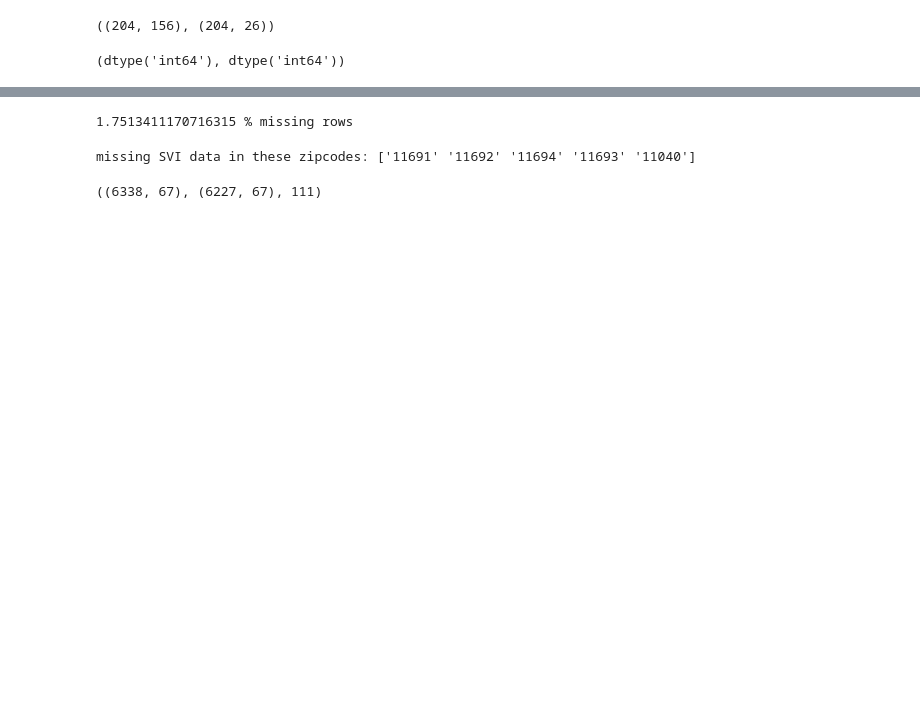
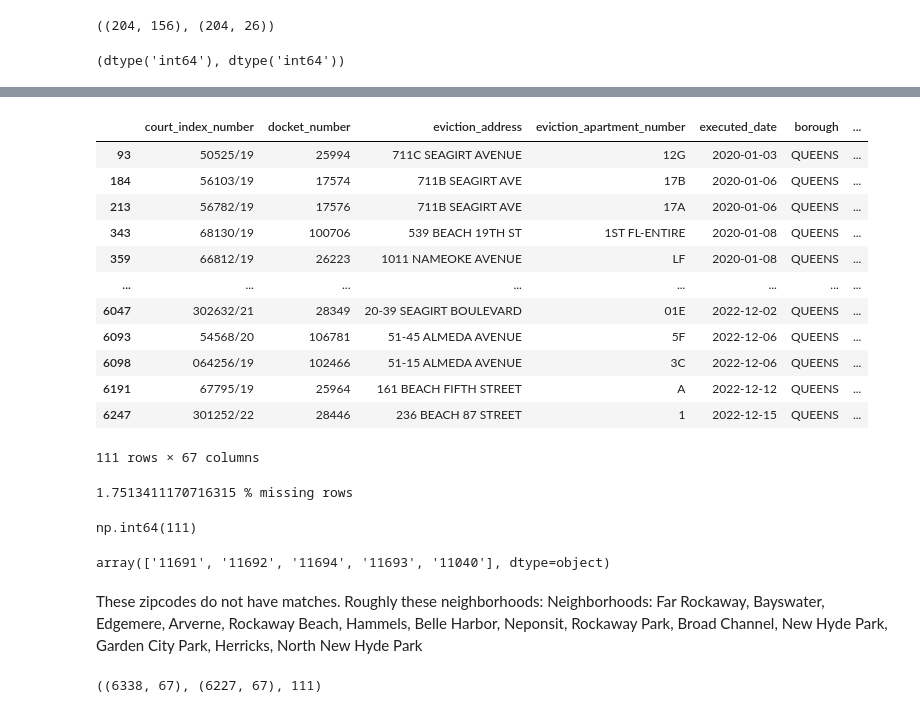
Before and after one commit to simaoalicechen/NYC_Landlord_Behavior_Analysis_Project, a Jupyter notebook: Part_2_merging_SVI_bbl_evictions_covid.ipynb, the cells around one changed output, grey strips where cells are left out. Saved outputs shown, nothing was run; the diff lists cells and outputs as text; code cells hidden in the pictures; blank space fills up the shorter version.

```diff
--- a/Part_2_merging_SVI_bbl_evictions_covid.ipynb
+++ b/Part_2_merging_SVI_bbl_evictions_covid.ipynb
@@ -63 +149,18 @@ merged_df = pd.merge(bbl_evictions_df,
+# %%
+nan_rows = merged_df[merged_df['rpl_themes'].isna()]
+nan_rows # the zipcodes were not matches in this case and all the svi columns are nan
+# %% [output]
+|  | court_index_number | docket_number | eviction_address | eviction_apartment_number | executed_date | borough | ... |
+| 93 | 50525/19 | 25994 | 711C SEAGIRT AVENUE | 12G | 2020-01-03 | QUEENS | ... |
+| 184 | 56103/19 | 17574 | 711B SEAGIRT AVE | 17B | 2020-01-06 | QUEENS | ... |
+| 213 | 56782/19 | 17576 | 711B SEAGIRT AVE | 17A | 2020-01-06 | QUEENS | ... |
+| 343 | 68130/19 | 100706 | 539 BEACH 19TH ST | 1ST FL-ENTIRE | 2020-01-08 | QUEENS | ... |
+| 359 | 66812/19 | 26223 | 1011 NAMEOKE AVENUE | LF | 2020-01-08 | QUEENS | ... |
+| ... | ... | ... | ... | ... | ... | ... | ... |
+| 6047 | 302632/21 | 28349 | 20-39 SEAGIRT BOULEVARD | 01E | 2022-12-02 | QUEENS | ... |
+| 6093 | 54568/20 | 106781 | 51-45 ALMEDA AVENUE | 5F | 2022-12-06 | QUEENS | ... |
+| 6098 | 064256/19 | 102466 | 51-15 ALMEDA AVENUE | 3C | 2022-12-06 | QUEENS | ... |
+| 6191 | 67795/19 | 25964 | 161 BEACH FIFTH STREET | A | 2022-12-12 | QUEENS | ... |
+| 6247 | 301252/22 | 28446 | 236 BEACH 87 STREET | 1 | 2022-12-15 | QUEENS | ... |
+111 rows × 67 columns
 # %%
@@ -65,14 +168,19 @@ missing_svi = merged_df['RPL_THEMES'].isna().sum()
 print(missing_svi/len(merged_df)*100,"% missing rows")
 # %% [output]
 1.7513411170716315 % missing rows
-# %%
-if missing_svi > 0:
-    missing_postcodes = merged_df[merged_df['RPL_THEMES'].isna()]['eviction_postcode'].unique()
-    print(f"missing SVI data in these zipcodes: {missing_postcodes}")
-# %% [output]
-missing SVI data in these zipcodes: ['11691' '11692' '11694' '11693' '11040']
+# %%
+missing_svi # 111 rows
+# %% [output]
+np.int64(111)
 # %%
-missing_postcodes = merged_df[merged_df['RPL_THEMES'].isna()]['eviction_postcode'].unique()
+missing_postcodes = merged_df[merged_df['rpl_themes'].isna()]['eviction_postcode'].unique()
+missing_postcodes
+# %% [output]
+array(['11691', '11692', '11694', '11693', '11040'], dtype=object)
+# %% [markdown]
+These zipcodes do not have matches. Roughly these neighborhoods: Neighborhoods:
+Far Rockaway, Bayswater, Edgemere, Arverne, Rockaway Beach, Hammels, Belle Harbor, Neponsit,
+Rockaway Park, Broad Channel, New Hyde Park, Garden City Park, Herricks, North New Hyde Park
 # %%
 merged_df_clean = merged_df[~merged_df['eviction_postcode'].isin(missing_postcodes)]
 merged_df.shape, merged_df_clean.shape, len(merged_df) - len(merged_df_clean)
```
Also changed, not shown: parts of 23 cells of this notebook.
